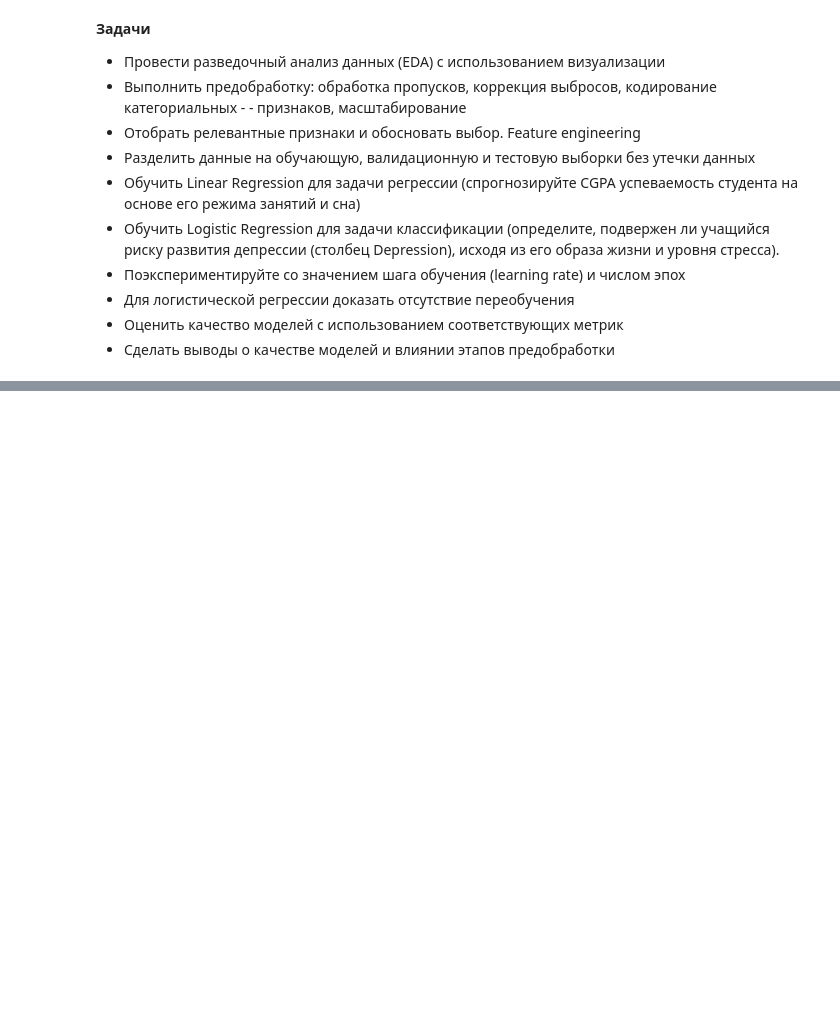
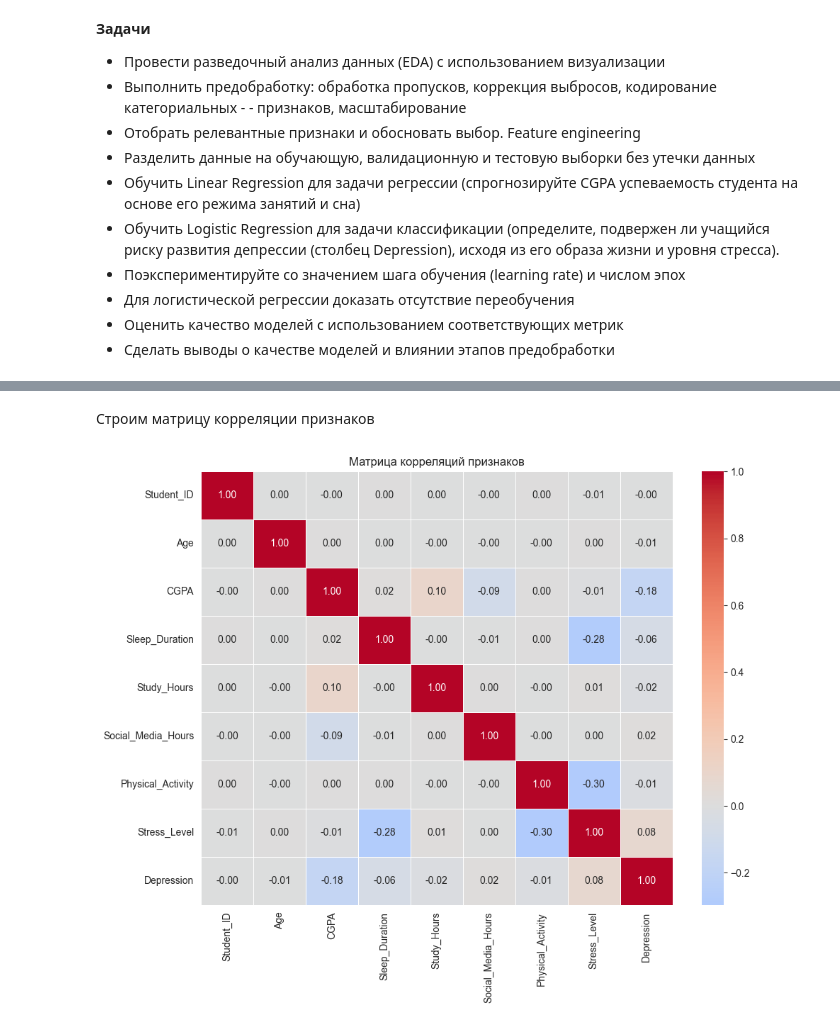
Before and after one commit to ebelehov19-debug/Labs_FP, a Jupyter notebook: Labs.ipynb, the cells around one changed output, grey strips where cells are left out. Saved outputs shown, nothing was run; the diff lists cells and outputs as text; code cells hidden in the pictures; blank space fills up the shorter version.

```diff
--- a/Labs.ipynb
+++ b/Labs.ipynb
@@ -16,0 +187,14 @@ print("LOL")
+# %% [markdown]
+Строим матрицу корреляции признаков
+# %%
+df_corr = data_set.copy()
+df_corr['Depression'] = df_corr['Depression'].astype(int)
+
+plt.figure(figsize=(10, 8))
+sns.heatmap(df_corr.corr(numeric_only=True), annot=True, cmap='coolwarm',
+            fmt='.2f', linewidths=0.5, center=0)
+plt.title('Матрица корреляций признаков')
+plt.tight_layout()
+plt.show()
+# %% [output]
+[figure, added]
```
Also changed, not shown: parts of 28 cells of this notebook.
